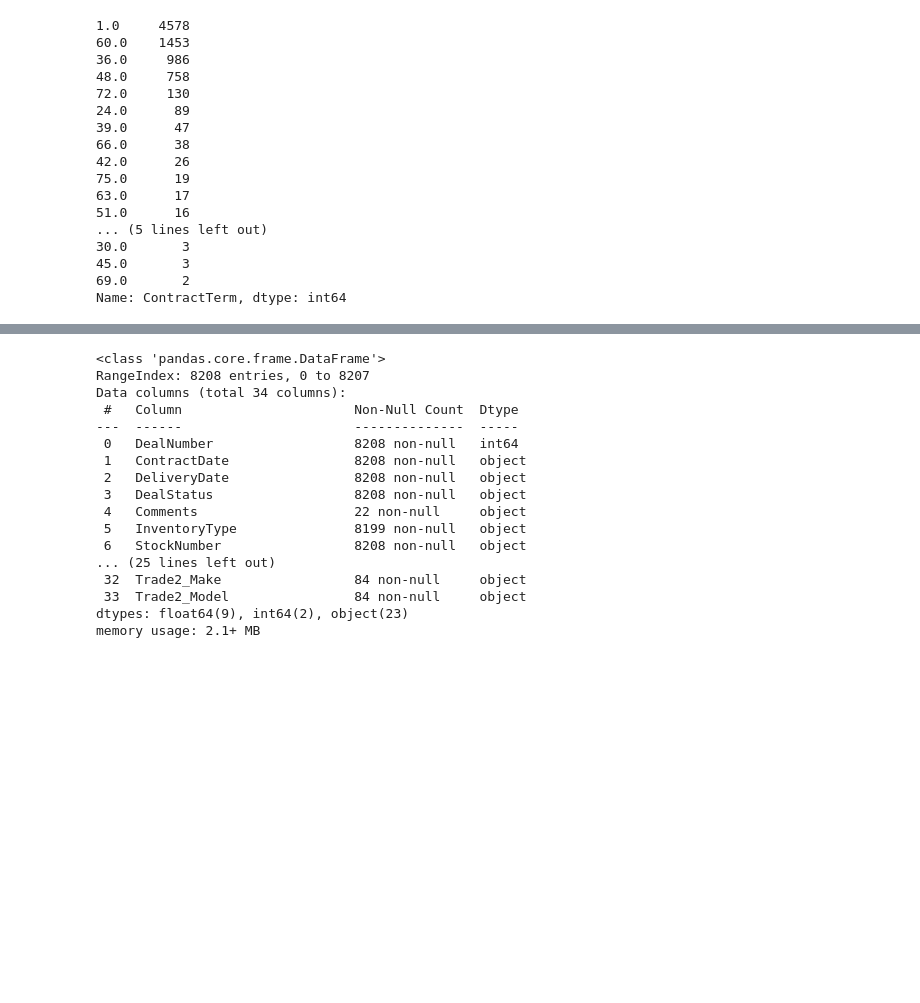
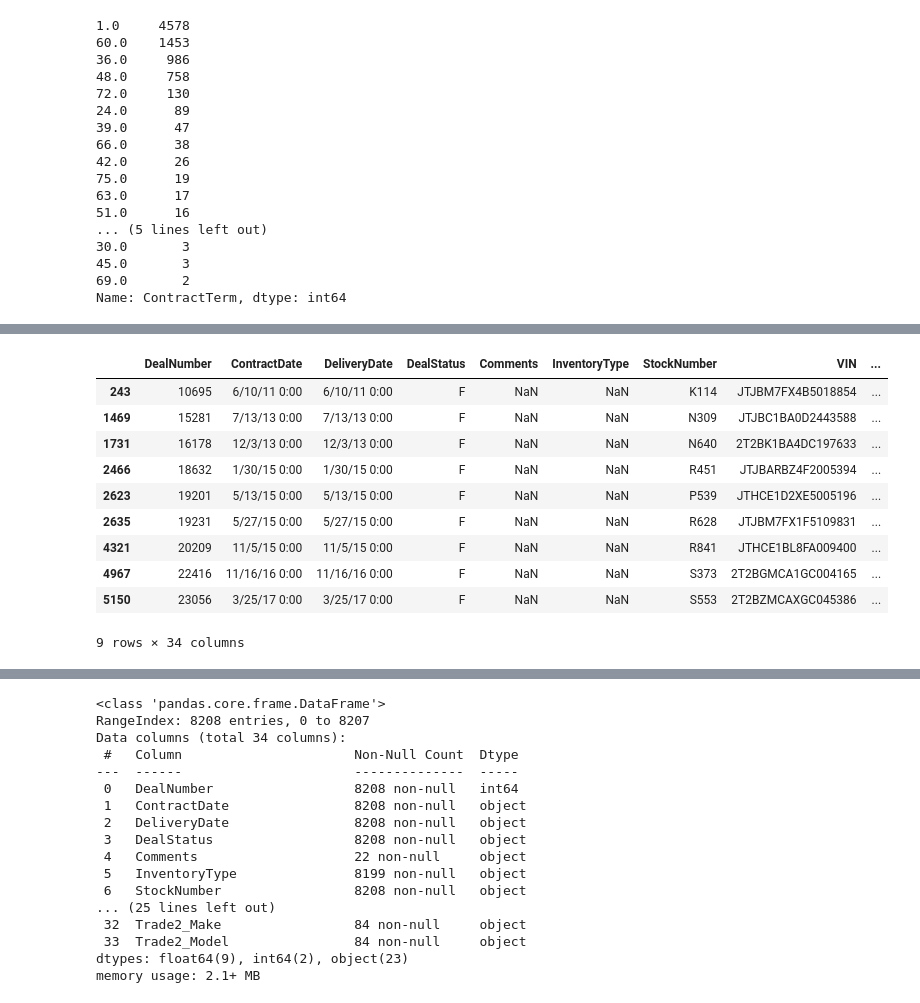
Before and after one commit to martell-n-tardy/Forecasting-with-a-Time-Series-Model-using-Python, a Jupyter notebook: notebooks/data wrangling.ipynb, the cells around one changed output, grey strips where cells are left out. Drawn from its saved outputs; the diff is of its cells as text; code cells hidden in the pictures; blank space fills up the shorter version.

```diff
--- a/notebooks/data wrangling.ipynb
+++ b/notebooks/data wrangling.ipynb
@@ -197,0 +466,6 @@ Name: ContractTerm, dtype: int64
+# %%
+#replace all null values with 'unknown' value for the BuyerHomeAddressCity and BuyerHomeAddressState
+sales_hist.iloc[[1496,6873,8078,8114,8162],[20,21]]= 'unknown'
+sales_hist.iloc[[530,2512],21]='unknown'
+#confirm entry changed
+sales_hist.iloc[[530,1496,2512,6873,8078,8114,8162],[20,21]]
@@ -197,0 +481,17 @@ Name: ContractTerm, dtype: int64
+# %%
+#update data with external information = City = 'South Bend'
+sales_hist.iloc[[3723,5408,6298,6397,7246],20]= 'South Bend'
+#update data with external information = City = 'Dunlap'
+sales_hist.iloc[3021,20]= 'Dunlap'
+#update data with external information = City = 'Taylorville'
+sales_hist.iloc[4085,20]= 'Taylorville'
+#update data with external information = City = 'Elkhart'
+sales_hist.iloc[5209,20]= 'Elkhart'
+#update data with external information = City = 'Lafayette'
+sales_hist.iloc[6129,20]= 'Lafayette'
+#update data with external information = City = 'Plymouth'
+sales_hist.iloc[6559,20]= 'Plymouth'
+#update data with external information = City = 'Hammond'
+sales_hist.iloc[7242,20]= 'Hammond'
+#confirm entries changed
+sales_hist.iloc[[3021,3723,4085,5209,5408,6129,6298,6397,6559,7246,7242],20]
@@ -197,0 +511,5 @@ Name: ContractTerm, dtype: int64
+# %%
+#update data with external information = State = 'IN'
+sales_hist.iloc[[530,2512,3021,3723,4085,5209,6129,6298,6397,6559,7242,7246],21]='IN'
+#confirm entries changed
+sales_hist.iloc[[530,2512,3021,3723,4085,5209,6129,6298,6397,6559,7242,7246],21]
@@ -197,0 +530,8 @@ Name: ContractTerm, dtype: int64
+# %%
+#convert postal codes(with external information)
+sales_hist.iloc[3021,22]='46517'
+sales_hist.iloc[4085,22]='62568'
+sales_hist.iloc[5408,22]='46617'
+sales_hist.iloc[6559,22]='46563'
+#confirm entries changed
+sales_hist.iloc[[3021,4085,5408,6559],22]
@@ -197,0 +565,15 @@ Name: ContractTerm, dtype: int64
+# %%
+#examine the 'InventoryType' feature - know there are 9 null values
+sales_hist.loc[sales_hist['InventoryType'].isnull()].head(10)
+# %% [output]
+|  | DealNumber | ContractDate | DeliveryDate | DealStatus | Comments | InventoryType | StockNumber | VIN | ... |
+| 243 | 10695 | 6/10/11 0:00 | 6/10/11 0:00 | F | NaN | NaN | K114 | JTJBM7FX4B5018854 | ... |
+| 1469 | 15281 | 7/13/13 0:00 | 7/13/13 0:00 | F | NaN | NaN | N309 | JTJBC1BA0D2443588 | ... |
+| 1731 | 16178 | 12/3/13 0:00 | 12/3/13 0:00 | F | NaN | NaN | N640 | 2T2BK1BA4DC197633 | ... |
+| 2466 | 18632 | 1/30/15 0:00 | 1/30/15 0:00 | F | NaN | NaN | R451 | JTJBARBZ4F2005394 | ... |
+| 2623 | 19201 | 5/13/15 0:00 | 5/13/15 0:00 | F | NaN | NaN | P539 | JTHCE1D2XE5005196 | ... |
+| 2635 | 19231 | 5/27/15 0:00 | 5/27/15 0:00 | F | NaN | NaN | R628 | JTJBM7FX1F5109831 | ... |
+| 4321 | 20209 | 11/5/15 0:00 | 11/5/15 0:00 | F | NaN | NaN | R841 | JTHCE1BL8FA009400 | ... |
+| 4967 | 22416 | 11/16/16 0:00 | 11/16/16 0:00 | F | NaN | NaN | S373 | 2T2BGMCA1GC004165 | ... |
+| 5150 | 23056 | 3/25/17 0:00 | 3/25/17 0:00 | F | NaN | NaN | S553 | 2T2BZMCAXGC045386 | ... |
+9 rows × 34 columns
```
Also changed, not shown: parts of 31 cells of this notebook.
